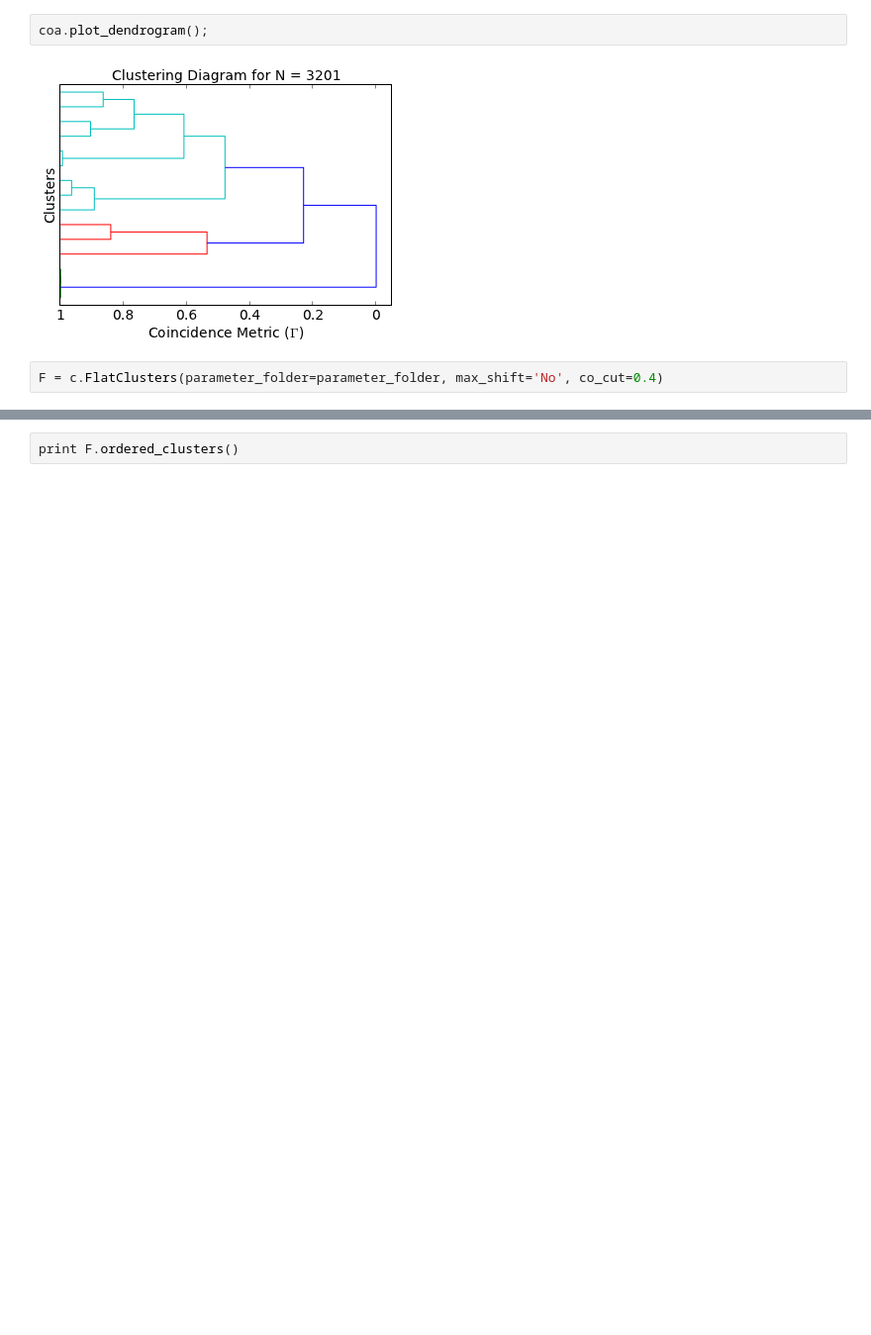
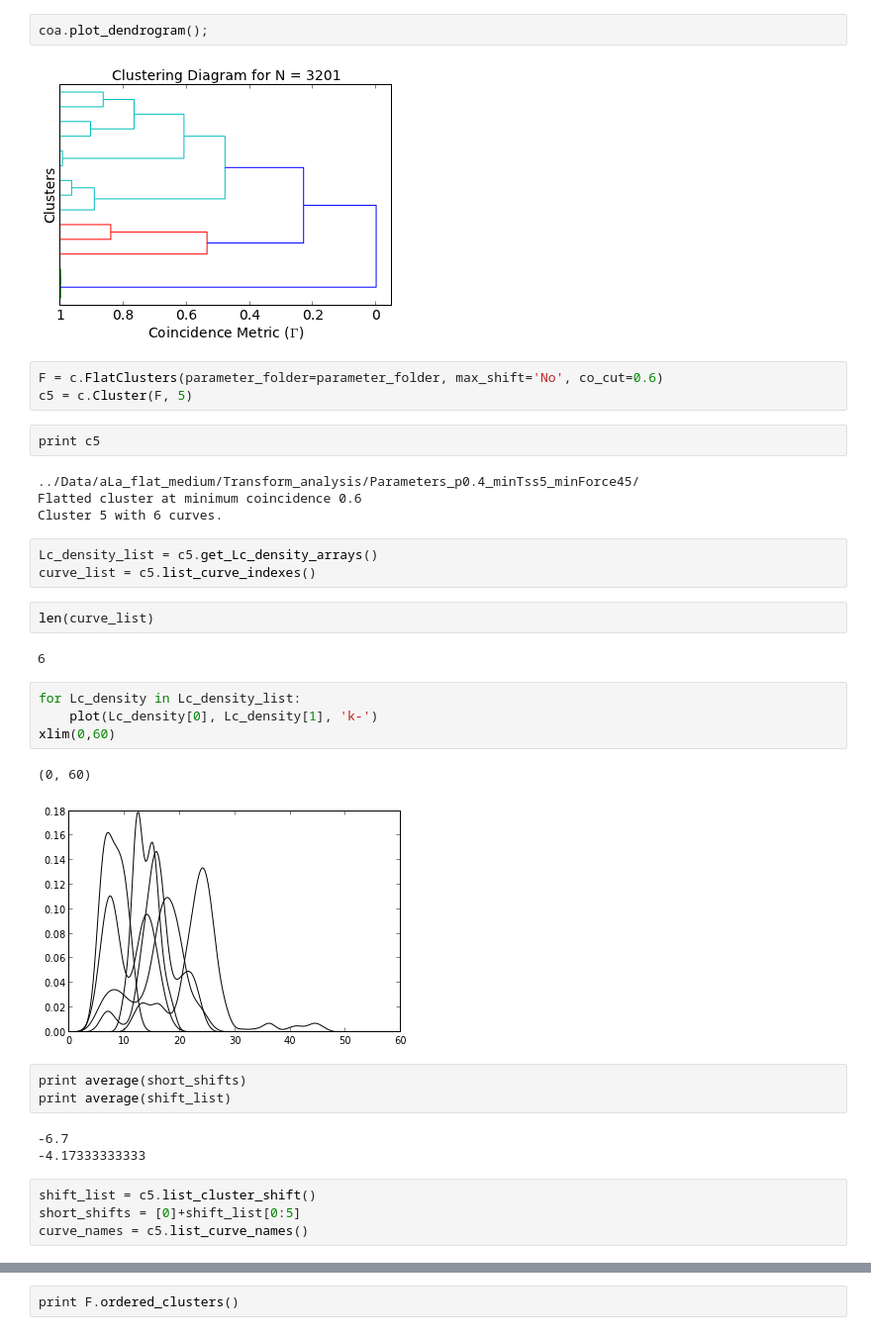
Before and after one commit to hilaryjoyce/smfs-data-analysis, a Jupyter notebook: cluster testing.ipynb, the cells around one changed output, grey strips where cells are left out. Shown at 99% size. Drawn from its saved outputs; the diff is of its cells as text; blank space fills up the shorter version.

```diff
--- a/cluster testing.ipynb
+++ b/cluster testing.ipynb
@@ -29,4 +35,35 @@ coa.plot_dendrogram();
 # %% [output]
 [figure]
 # %%
-F = c.FlatClusters(parameter_folder=parameter_folder, max_shift='No', co_cut=0.4)
+F = c.FlatClusters(parameter_folder=parameter_folder, max_shift='No', co_cut=0.6)
+c5 = c.Cluster(F, 5)
+# %%
+print c5
+# %% [output]
+../Data/aLa_flat_medium/Transform_analysis/Parameters_p0.4_minTss5_minForce45/
+Flatted cluster at minimum coincidence 0.6
+Cluster 5 with 6 curves.
+# %%
+Lc_density_list = c5.get_Lc_density_arrays()
+curve_list = c5.list_curve_indexes()
+# %%
+len(curve_list)
+# %% [output]
+6
+# %%
+for Lc_density in Lc_density_list:
+    plot(Lc_density[0], Lc_density[1], 'k-')
+xlim(0,60)
+# %% [output]
+(0, 60)
+[figure, added]
+# %%
+print average(short_shifts)
+print average(shift_list)
+# %% [output]
+-6.7
+-4.17333333333
+# %%
+shift_list = c5.list_cluster_shift()
+short_shifts = [0]+shift_list[0:5]
+curve_names = c5.list_curve_names()
```
Also changed, not shown: parts of 6 cells of this notebook, 2 other files.
